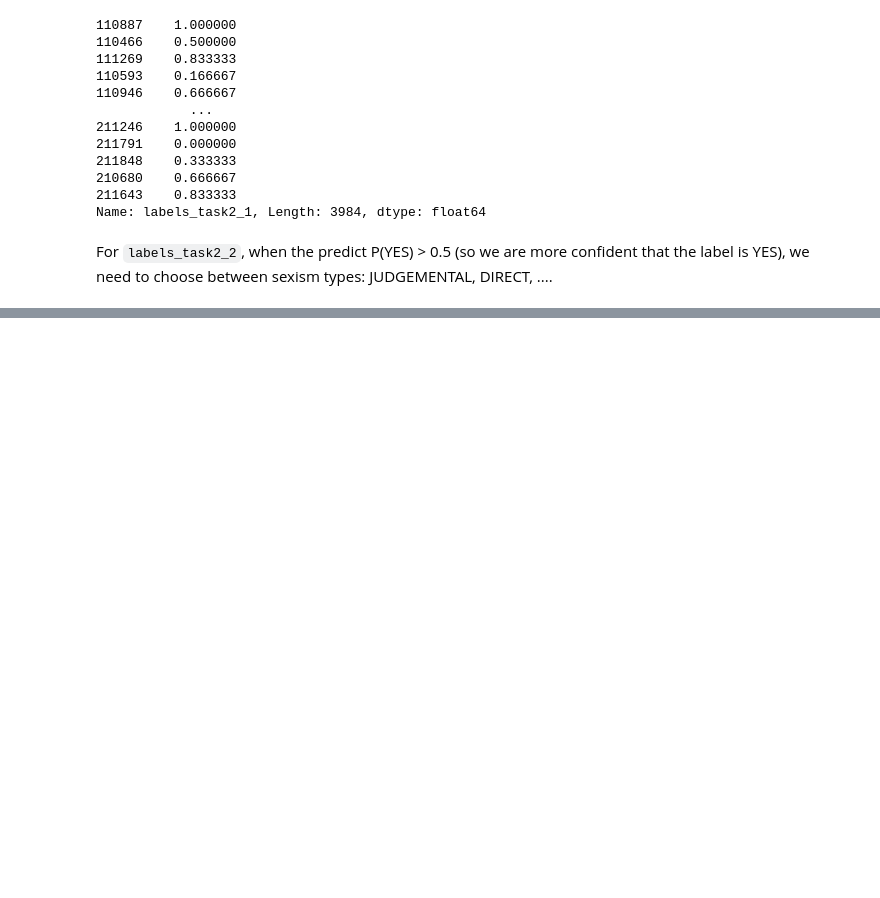
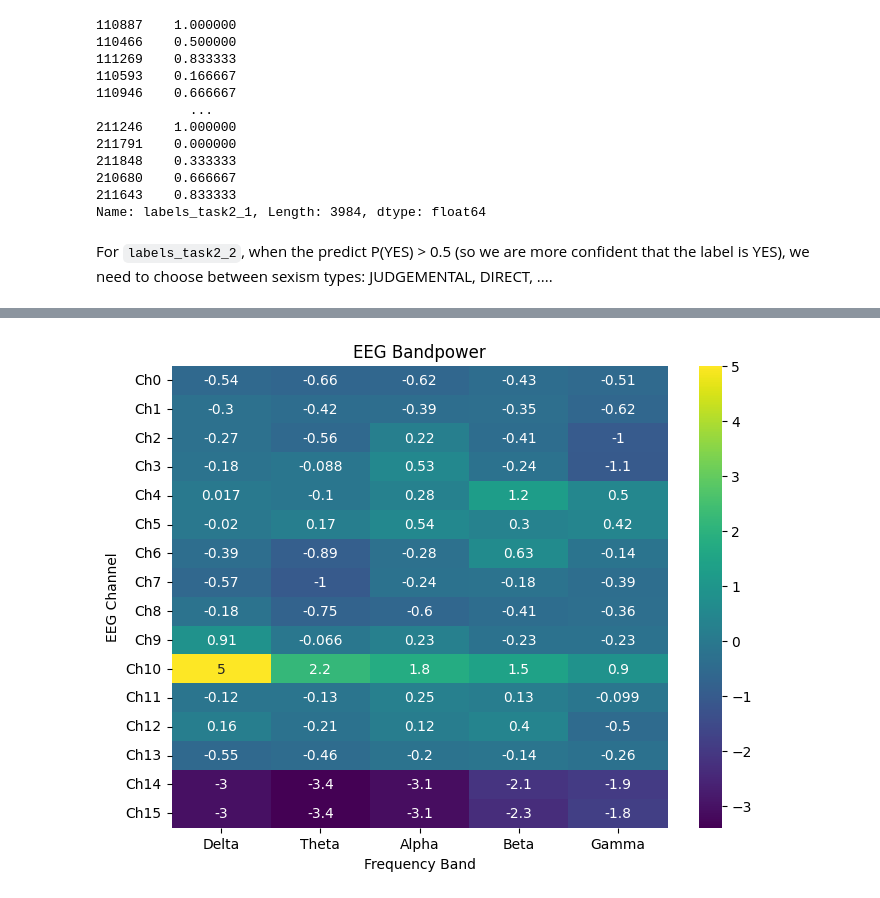
Before and after one commit to NLP-AI-Wizards/EXIST-2026, a Jupyter notebook: data_exploration.ipynb, the cells around one changed output, grey strips where cells are left out. Saved outputs shown, nothing was run; the diff lists cells and outputs as text; code cells hidden in the pictures; blank space fills up the shorter version.

```diff
--- a/data_exploration.ipynb
+++ b/data_exploration.ipynb
@@ -159,0 +164,2 @@ For `labels_task2_2`, when the predict P(YES) > 0.5 (so we are more confident th
+# %%
+one_sensor_data = tabular_df["sensorial"].iloc[0]
@@ -159,0 +209,39 @@ For `labels_task2_2`, when the predict P(YES) > 0.5 (so we are more confident th
+# %%
+n_channels = 16
+bands = ["Delta", "Theta", "Alpha", "Beta", "Gamma"]
+
+pattern_channel = re.compile(r"EXG_Channel_(\d+)_")
+pattern_band = re.compile(r"_(Delta|Theta|Alpha|Beta|Gamma)_power")
+
+
+def parse_EEG_data(eeg_data: dict):
+    eeg_array = np.zeros((n_channels, len(bands)))
+
+    for key, value in eeg_data.items():
+        ch = int(pattern_channel.search(key).group(1))
+        band = pattern_band.search(key).group(1)
+        eeg_array[ch, bands.index(band)] = value
+
+    return eeg_array
+# %%
+eeg_data = parse_EEG_data(one_sensor_data["modalities"]["EEG"]["by_user"]["ES1"])
+# %%
+import seaborn as sns
+import matplotlib.pyplot as plt
+
+plt.figure(figsize=(8, 6))
+
+sns.heatmap(
+    eeg_data,
+    xticklabels=bands,
+    yticklabels=[f"Ch{i}" for i in range(16)],
+    cmap="viridis",
+    annot=True,
+)
+
+plt.xlabel("Frequency Band")
+plt.ylabel("EEG Channel")
+plt.title("EEG Bandpower")
+plt.show()
+# %% [output]
+[figure, added]
```
Also changed, not shown: parts of 8 cells of this notebook.
